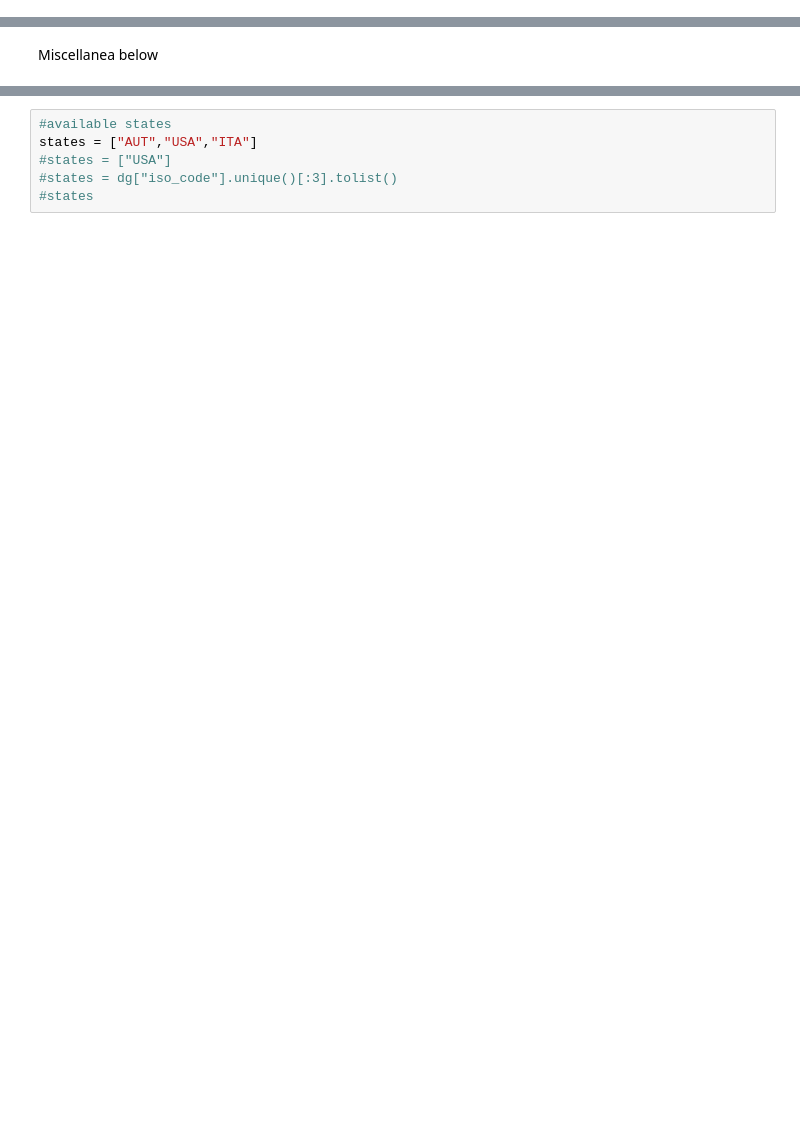
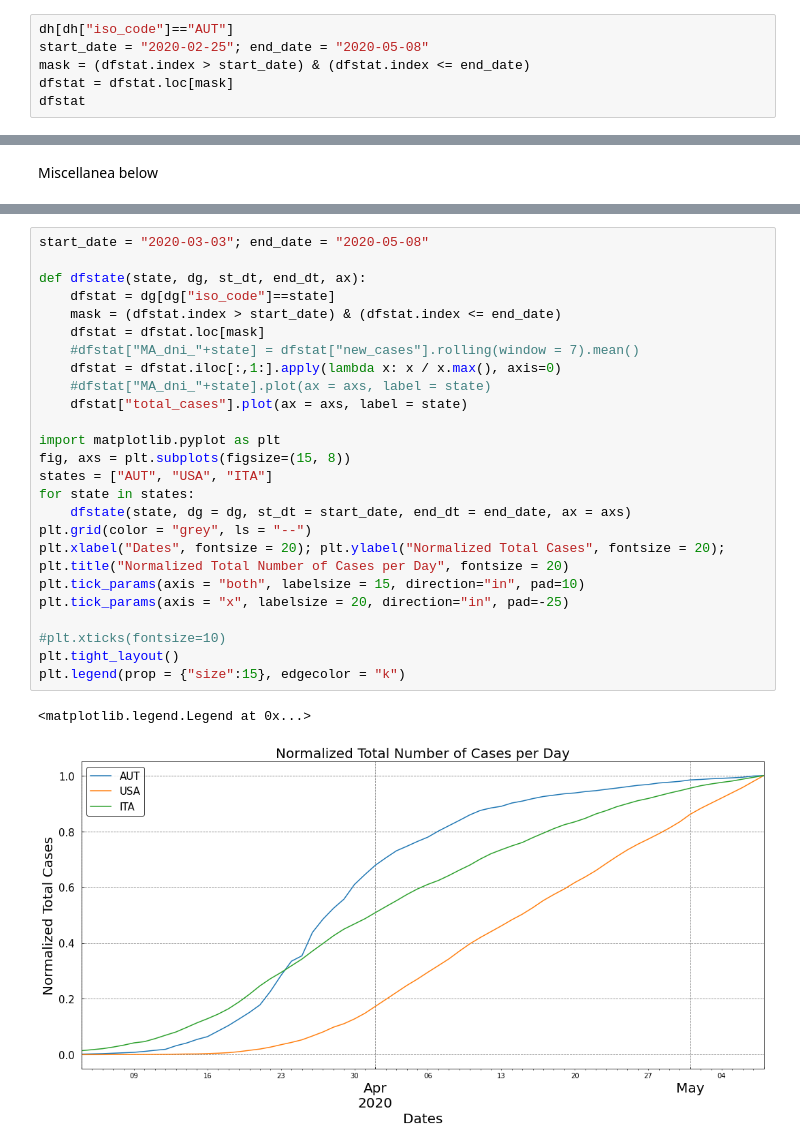
Before and after one commit to RMilock/ComplexSpread, a Jupyter notebook: CSSE_JHU/data_viz.ipynb, the cells around one changed output, grey strips where cells are left out. Cells and saved outputs as stored; diff of their text form; blank space fills up the shorter version.

```diff
--- a/CSSE_JHU/data_viz.ipynb
+++ b/CSSE_JHU/data_viz.ipynb
@@ -31,0 +32,6 @@ plt.show()
+# %%
+dh[dh["iso_code"]=="AUT"]
+start_date = "2020-02-25"; end_date = "2020-05-08"
+mask = (dfstat.index > start_date) & (dfstat.index <= end_date)
+dfstat = dfstat.loc[mask]
+dfstat
@@ -84,6 +164,29 @@ plt.savefig(f"{path_string}/COVID-RealStates.png", format="png", dpi=200)
-# %%
-#available states
-states = ["AUT","USA","ITA"]
-#states = ["USA"]
-#states = dg["iso_code"].unique()[:3].tolist()
-#states
+# %%
+start_date = "2020-03-03"; end_date = "2020-05-08"
+
+def dfstate(state, dg, st_dt, end_dt, ax):
+    dfstat = dg[dg["iso_code"]==state]
+    mask = (dfstat.index > start_date) & (dfstat.index <= end_date)
+    dfstat = dfstat.loc[mask]
+    #dfstat["MA_dni_"+state] = dfstat["new_cases"].rolling(window = 7).mean()
+    dfstat = dfstat.iloc[:,1:].apply(lambda x: x / x.max(), axis=0)
+    #dfstat["MA_dni_"+state].plot(ax = axs, label = state)
+    dfstat["total_cases"].plot(ax = axs, label = state)
+
+import matplotlib.pyplot as plt
+fig, axs = plt.subplots(figsize=(15, 8))
+states = ["AUT", "USA", "ITA"]
+for state in states:
+    dfstate(state, dg = dg, st_dt = start_date, end_dt = end_date, ax = axs)
+plt.grid(color = "grey", ls = "--")
+plt.xlabel("Dates", fontsize = 20); plt.ylabel("Normalized Total Cases", fontsize = 20);
+plt.title("Normalized Total Number of Cases per Day", fontsize = 20)
+plt.tick_params(axis = "both", labelsize = 15, direction="in", pad=10)
+plt.tick_params(axis = "x", labelsize = 20, direction="in", pad=-25)
+
+#plt.xticks(fontsize=10)
+plt.tight_layout()
+plt.legend(prop = {"size":15}, edgecolor = "k")
+# %% [output]
+<matplotlib.legend.Legend at 0x...>
+[figure, added]
```
Also changed, not shown: parts of 8 cells of this notebook.
